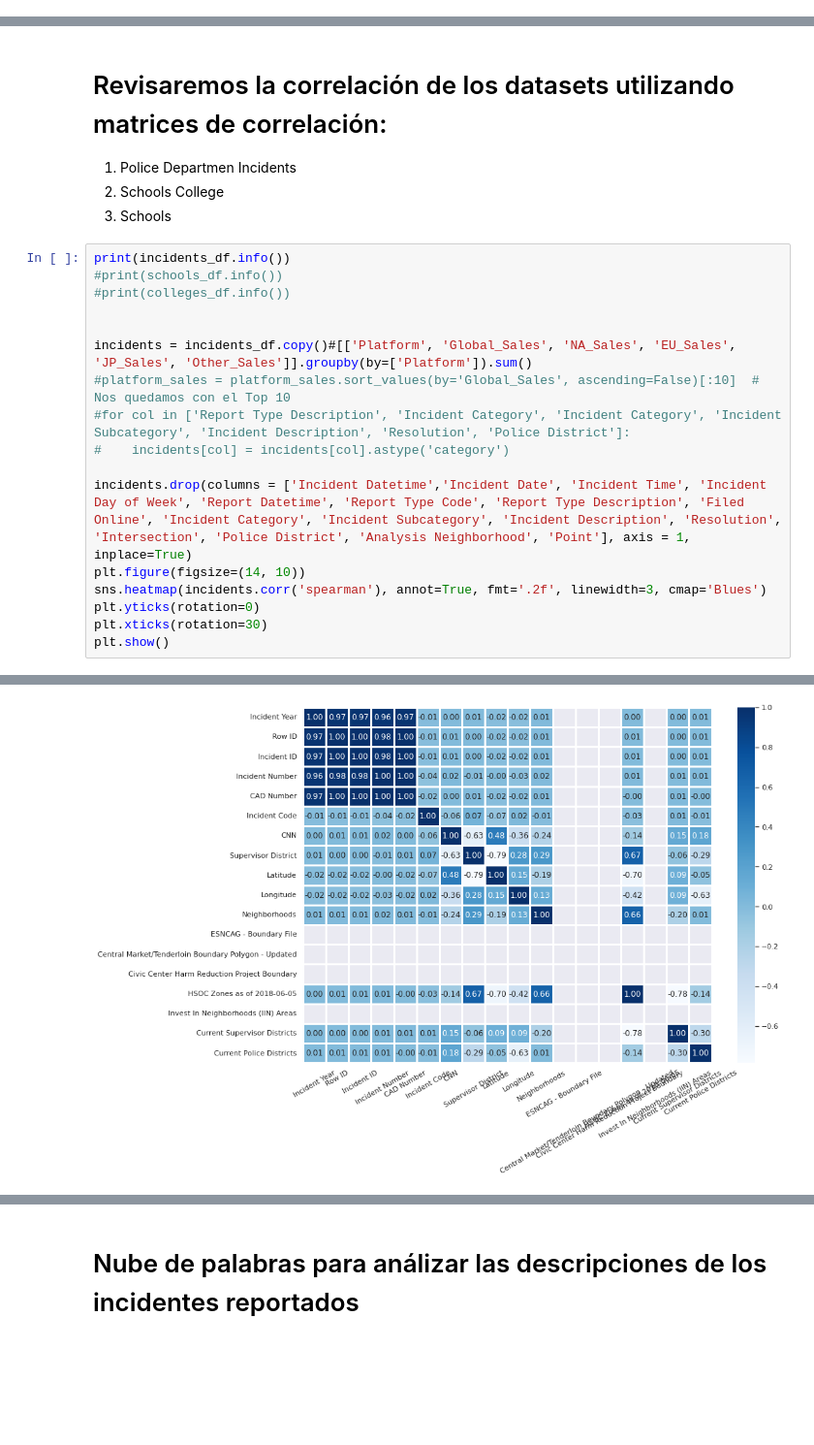
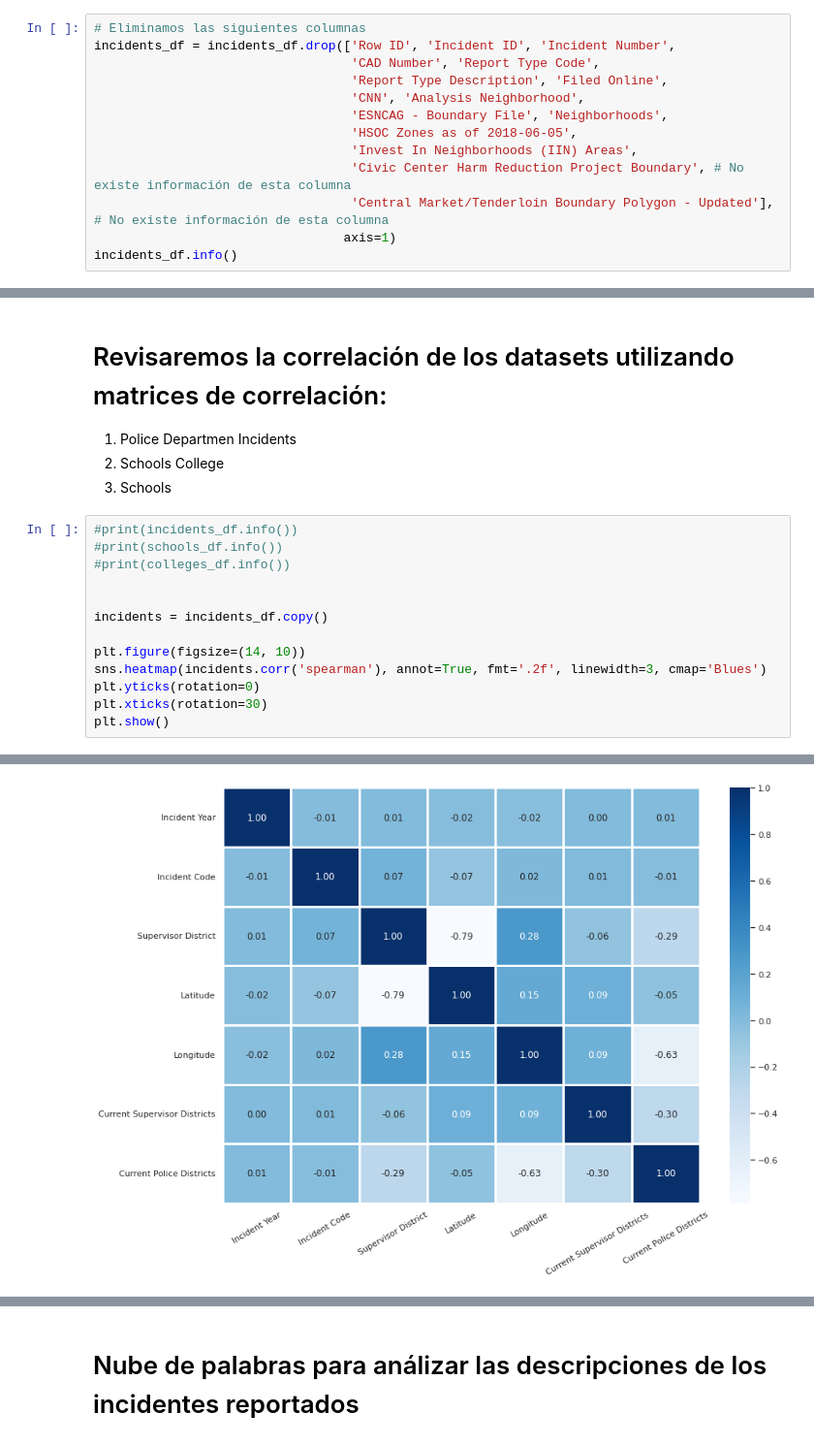
Before and after one commit to luperezsal/Batman, a Jupyter notebook: batman.ipynb, the cells around one changed output, grey strips where cells are left out. Shown at 97% size. Saved outputs shown, nothing was run; the diff lists cells and outputs as text; blank space fills up the shorter version.

```diff
--- a/batman.ipynb
+++ b/batman.ipynb
@@ -33,0 +107,13 @@ colleges_df  = pd.read_csv(DATASET_PATH + COLLEGES_FILE)
+# %%
+# Eliminamos las siguientes columnas
+incidents_df = incidents_df.drop(['Row ID', 'Incident ID', 'Incident Number',
+                                  'CAD Number', 'Report Type Code',
+                                  'Report Type Description', 'Filed Online',
+                                  'CNN', 'Analysis Neighborhood',
+                                  'ESNCAG - Boundary File', 'Neighborhoods',
+                                  'HSOC Zones as of 2018-06-05',
+                                  'Invest In Neighborhoods (IIN) Areas',
+                                  'Civic Center Harm Reduction Project Boundary', # No existe información de esta columna
+                                  'Central Market/Tenderloin Boundary Polygon - Updated'], # No existe información de esta columna
+                                 axis=1)
+incidents_df.info()
@@ -215,17 +384,13 @@ Más drogas por el día
 2. Schools College
 3. Schools
 # %%
-print(incidents_df.info())
+#print(incidents_df.info())
 #print(schools_df.info())
 #print(colleges_df.info())
 
 
-incidents = incidents_df.copy()#[['Platform', 'Global_Sales', 'NA_Sales', 'EU_Sales', 'JP_Sales', 'Other_Sales']].groupby(by=['Platform']).sum()
-#platform_sales = platform_sales.sort_values(by='Global_Sales', ascending=False)[:10]  # Nos quedamos con el Top 10
-#for col in ['Report Type Description', 'Incident Category', 'Incident Category', 'Incident Subcategory', 'Incident Description', 'Resolution', 'Police District']:
-#    incidents[col] = incidents[col].astype('category')
+incidents = incidents_df.copy()
 
-incidents.drop(columns = ['Incident Datetime','Incident Date', 'Incident Time', 'Incident Day of Week', 'Report Datetime', 'Report Type Code', 'Report Type Description', 'Filed Online', 'Incident Category', 'Incident Subcategory', 'Incident Description', 'Resolution', 'Intersection', 'Police District', 'Analysis Neighborhood', 'Point'], axis = 1, inplace=True)
 plt.figure(figsize=(14, 10))
 sns.heatmap(incidents.corr('spearman'), annot=True, fmt='.2f', linewidth=3, cmap='Blues')
 plt.yticks(rotation=0)
@@ -252 +400 @@ None
-[figure, old version]
+[figure, new version]
```
Also changed, not shown: parts of 38 cells of this notebook.
